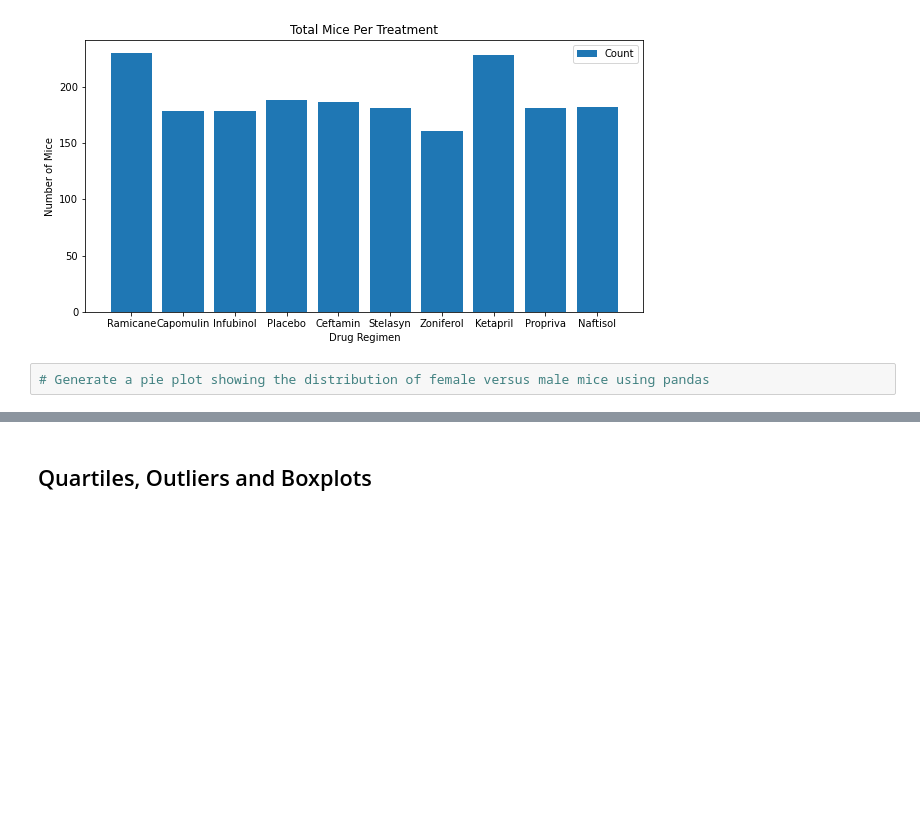
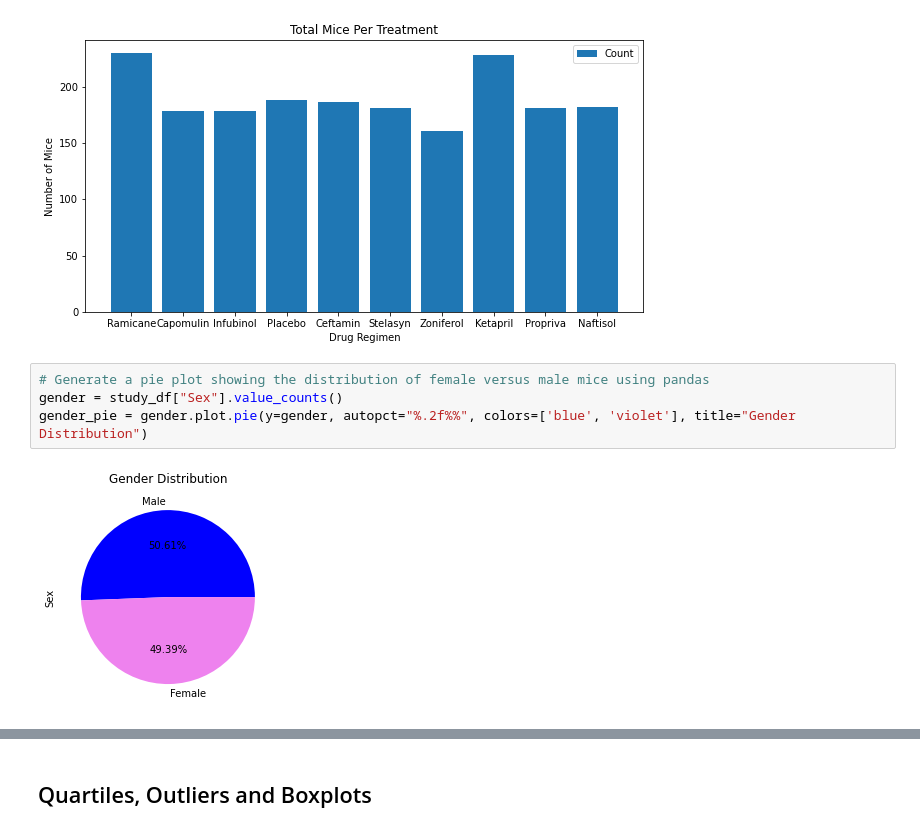
Before and after one commit to jessyoder/MatPlotLib-Challenge, a Jupyter notebook: Pymaceuticals/.ipynb, the cells around one changed output, grey strips where cells are left out. Drawn from its saved outputs; the diff is of its cells as text; blank space fills up the shorter version.

Commit message:
Finished Bar Charts and Pie Charts

```diff
--- a/Pymaceuticals/.ipynb
+++ b/Pymaceuticals/.ipynb
@@ -127,5 +132,9 @@ plt.legend(loc="best")
 [figure]
 # %%
 # Generate a pie plot showing the distribution of female versus male mice using pandas
+gender = study_df["Sex"].value_counts()
+gender_pie = gender.plot.pie(y=gender, autopct="%.2f%%", colors=['blue', 'violet'], title="Gender Distribution")
+# %% [output]
+[figure, added]
 # %%
 # Generate a pie plot showing the distribution of female versus male mice using pyplot
```
Also changed, not shown: parts of 2 cells of this notebook.
